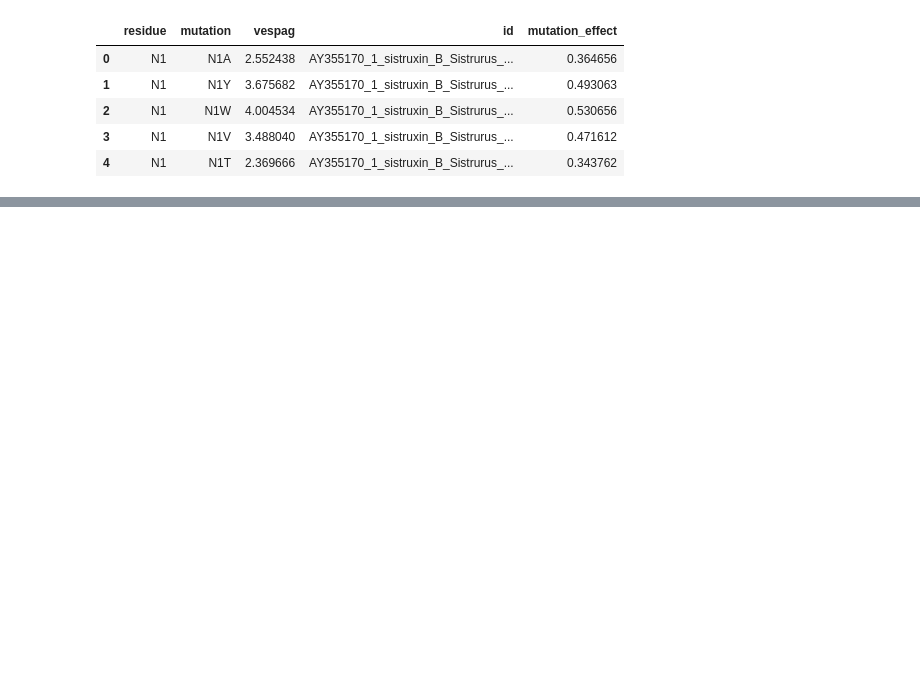
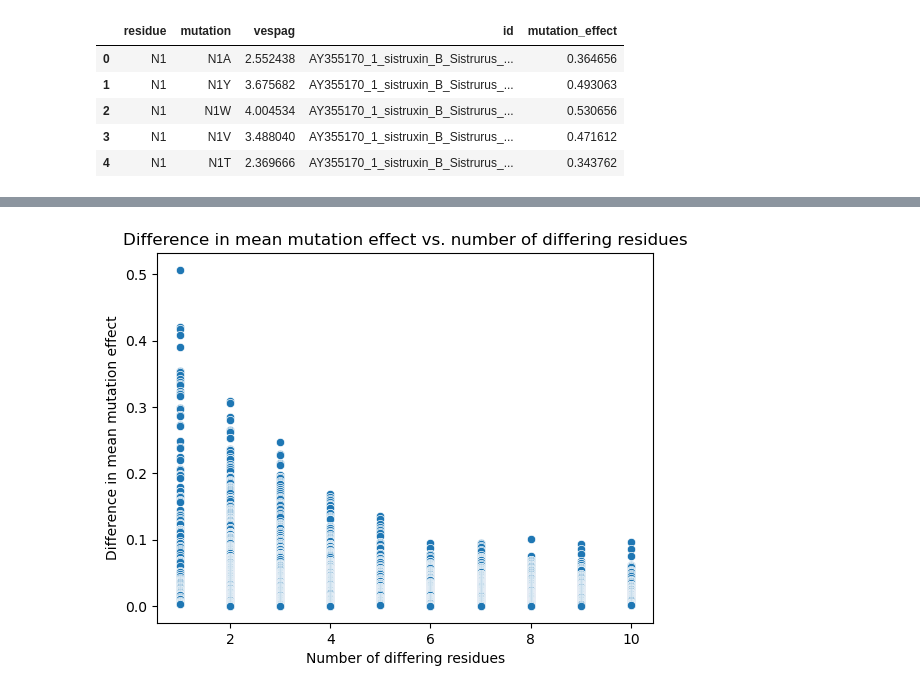
Before and after one commit to FoxHarley/VespaG, a Jupyter notebook: notebooks/symmetric_prediction.ipynb, the cells around one changed output, grey strips where cells are left out. Drawn from its saved outputs; the diff is of its cells as text; code cells hidden in the pictures; blank space fills up the shorter version.

```diff
--- a/notebooks/symmetric_prediction.ipynb
+++ b/notebooks/symmetric_prediction.ipynb
@@ -122,0 +160,12 @@ df[df.n_different <= 12]
+# %%
+# plot the number of differing residues against the diff_mean
+import matplotlib.pyplot as plt
+import seaborn as sns
+
+sns.scatterplot(data=dfs, x='n_different', y='diff_mean', color='tab:blue')
+plt.title('Difference in mean mutation effect vs. number of differing residues')
+plt.xlabel('Number of differing residues')
+plt.ylabel('Difference in mean mutation effect')
+plt.show()
+# %% [output]
+[figure, added]
```
Also changed, not shown: parts of 17 cells of this notebook, 10 other files.
